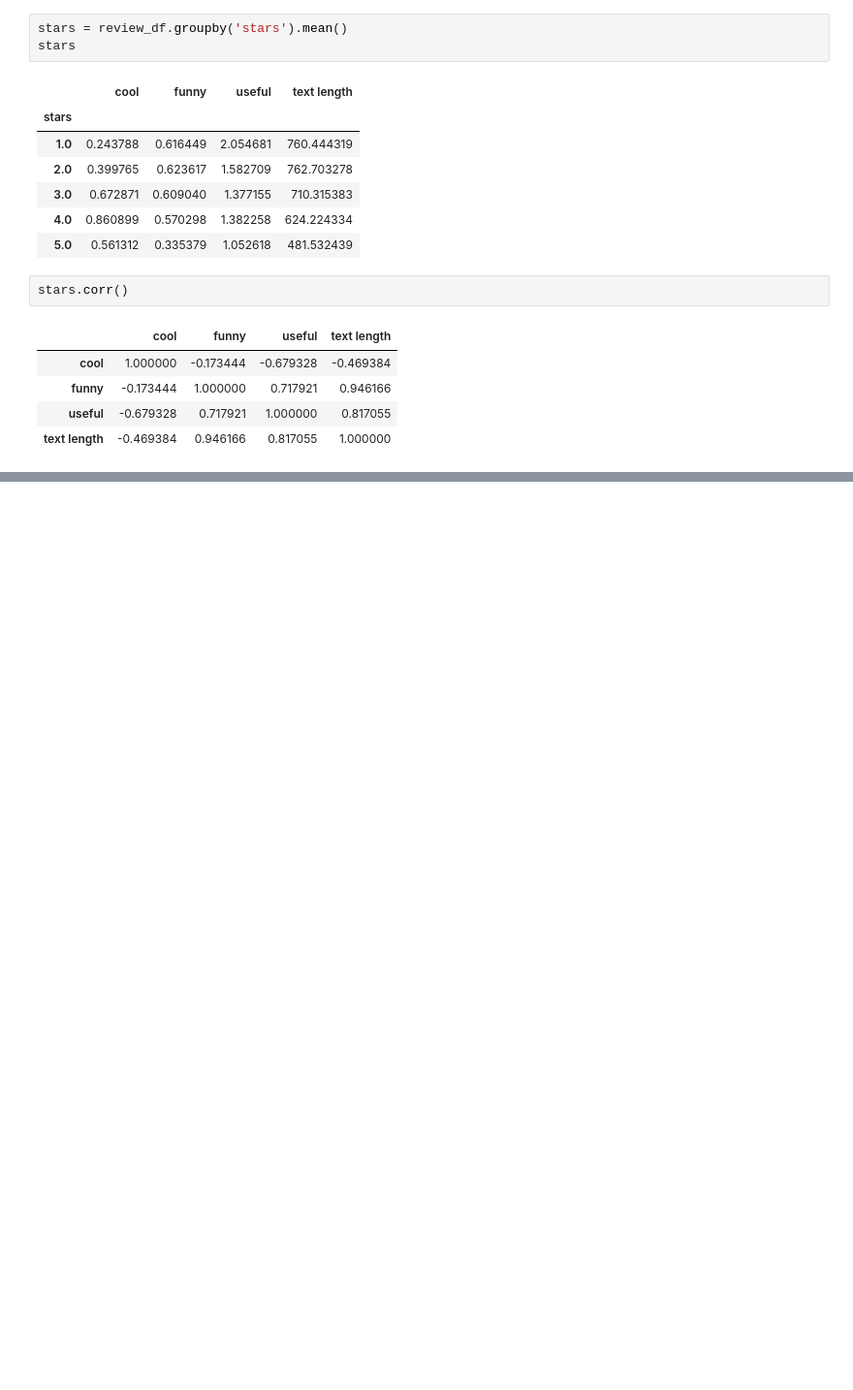
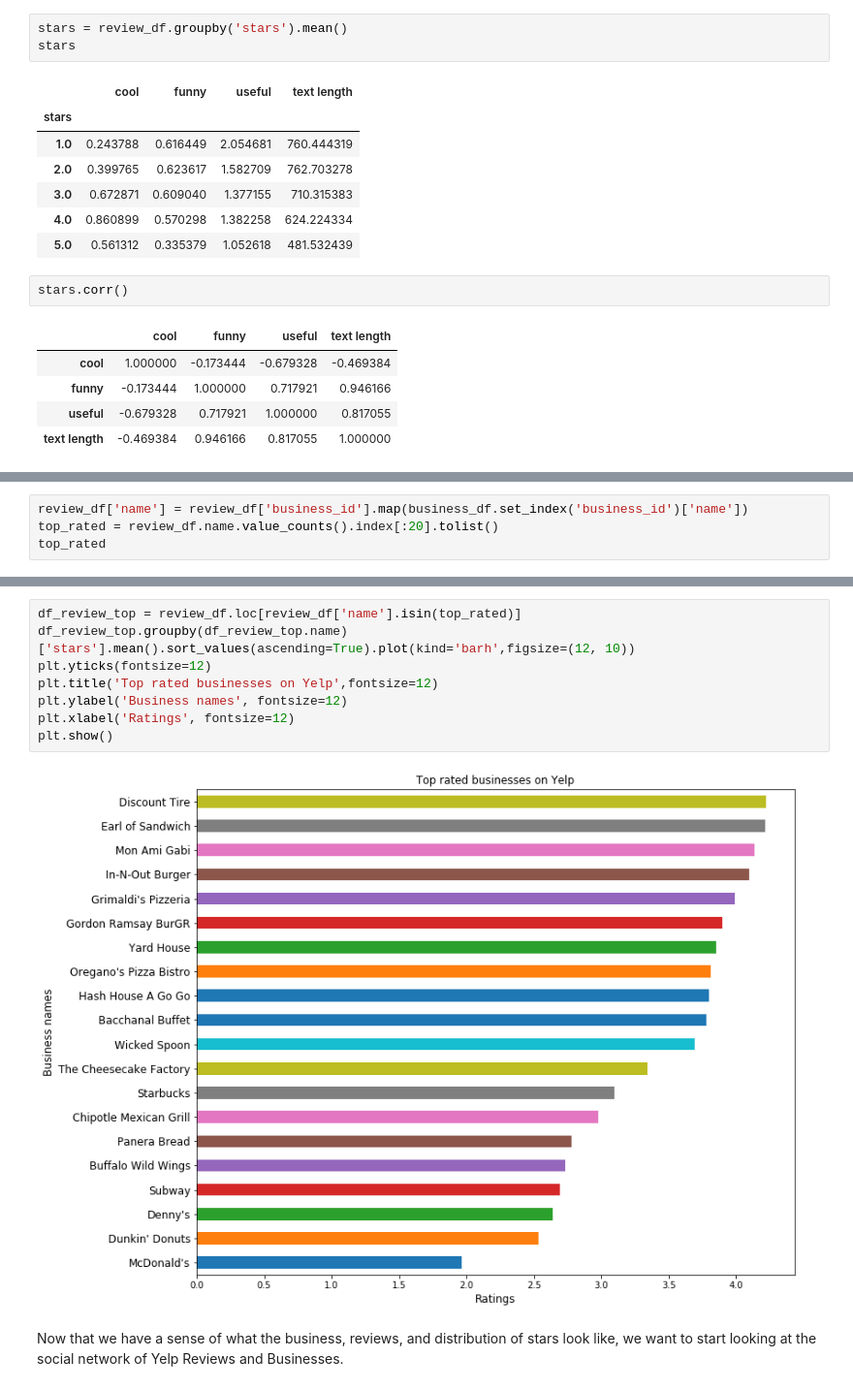
Before and after one commit to ntlrs/Data620, a Jupyter notebook: Final Project/Data_620_Final.ipynb, the cells around one changed output, grey strips where cells are left out. Shown at 97% size. Saved outputs shown, nothing was run; the diff lists cells and outputs as text; blank space fills up the shorter version.

```diff
--- a/Final Project/Data_620_Final.ipynb
+++ b/Final Project/Data_620_Final.ipynb
@@ -292,0 +440,4 @@ restaurant_df.head()
+# %%
+review_df['name'] = review_df['business_id'].map(business_df.set_index('business_id')['name'])
+top_rated = review_df.name.value_counts().index[:20].tolist()
+top_rated
@@ -292,0 +465,12 @@ restaurant_df.head()
+# %%
+df_review_top = review_df.loc[review_df['name'].isin(top_rated)]
+df_review_top.groupby(df_review_top.name)['stars'].mean().sort_values(ascending=True).plot(kind='barh',figsize=(12, 10))
+plt.yticks(fontsize=12)
+plt.title('Top rated businesses on Yelp',fontsize=12)
+plt.ylabel('Business names', fontsize=12)
+plt.xlabel('Ratings', fontsize=12)
+plt.show()
+# %% [output]
+[figure, added]
+# %% [markdown]
+Now that we have a sense of what the business, reviews, and distribution of stars look like, we want to start looking at the social network of Yelp Reviews and Businesses.
```
Also changed, not shown: parts of 122 cells of this notebook.
